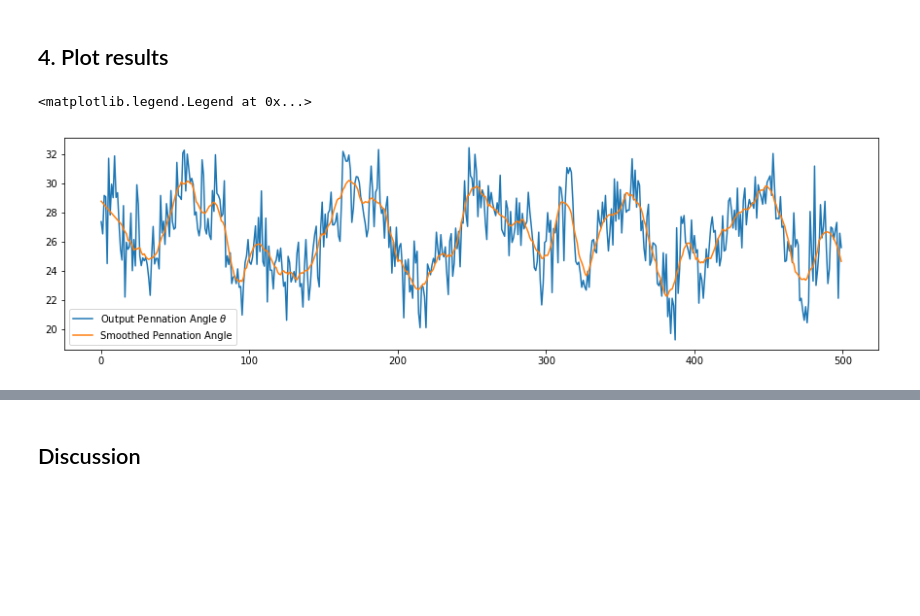
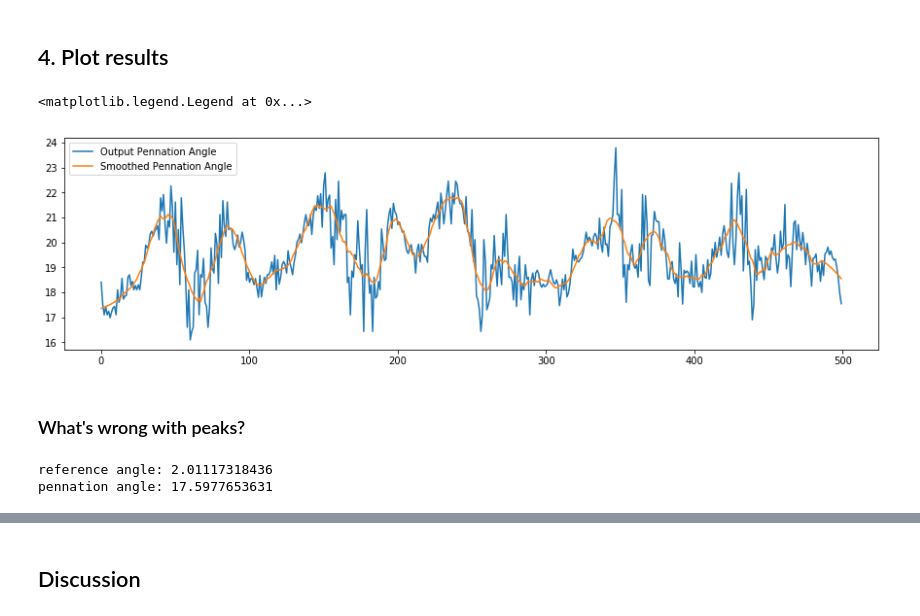
Before and after one commit to zengyu714/medical-image-processing, a Jupyter notebook: 5. Gabor Filter with ResNet-152 (PyTorch).ipynb, the cells around one changed output, grey strips where cells are left out. Cells and saved outputs as stored; diff of their text form; code cells hidden in the pictures; blank space fills up the shorter version.

Commit message:
Assignment
Refresh outputs

```diff
--- a/5. Gabor Filter with ResNet-152 (PyTorch).ipynb
+++ b/5. Gabor Filter with ResNet-152 (PyTorch).ipynb
@@ -10,7 +10,7 @@ plt.rcParams['image.cmap'] = 'gray'
 # %% [markdown]
 ## Display image
 # %%
-im = io.imread('data_ex4/bmc1.bmp')
+im = io.imread('data/bmc1.bmp')
 plt.imshow(im);
 # %% [output]
 [figure]
@@ -56,7 +56,7 @@ from skimage.transform import hough_line_peaks
 ## 1. Preparation
 # %%
 # filename pattern
-pattern = 'data_ex4/bmc{}.bmp'
+pattern = 'data/bmc{}.bmp'
 # load dataset (all images) into memory
 images = np.array([io.imread(pattern.format(i + 1)) for i in range(500)])
 # %% [markdown]
@@ -94,6 +94,3 @@ images_ROI = images[:, 100: 250, 50 : 250]
 # %%
 # pre-allocate
 pennation_angle = np.zeros(images_ROI.shape[0])
-# %%
-im = images_ROI[70]
-filt_real, _ = gabor(im, frequency=0.1, theta=2, bandwidth=0.7)
@@ -112,7 +97,7 @@ from tqdm import tqdm
 # %%
 for idx, im in tqdm(enumerate(images_ROI)):
     # (1) gabor filter, manually choose parameters
-    filt_real, _ = gabor(im, frequency=0.1, theta=2.2, bandwidth=0.7)
+    filt_real, _ = gabor(im, frequency=0.1, theta=1.8, bandwidth=0.7)
     # (2) convert to bw and skeletonize
     bw = skeletonize(filt_real > 200)
     # (3) hough transform
@@ -141,12 +126,22 @@ if any(np.isnan(pennation_angle)):
 # %%
 from scipy.signal import savgol_filter
 pa_smoothed = savgol_filter(pennation_angle, 27, 2)
 
 pa_x = list(range(pennation_angle.size))
 plt.figure(figsize=(15, 4))
-plt.plot(pa_x, pennation_angle, label='Output Pennation Angle $\\theta$')
+plt.plot(pa_x, pennation_angle, label='Output Pennation Angle')
 plt.plot(pa_x, pa_smoothed, label='Smoothed Pennation Angle');
 plt.legend()
 # %% [output]
 <matplotlib.legend.Legend at 0x...>
-[figure, old version]
+[figure, new version]
+# %% [markdown]
+### What's wrong with peaks?
+# %%
+# select 70th image for debug
+
+print('reference angle:', reference_angle[70])
+print('pennation angle:', pennation_angle[70])
+# %% [output]
+reference angle: 2.01117318436
+pennation angle: 17.5977653631
```
Also changed, not shown: parts of 21 cells of this notebook.
